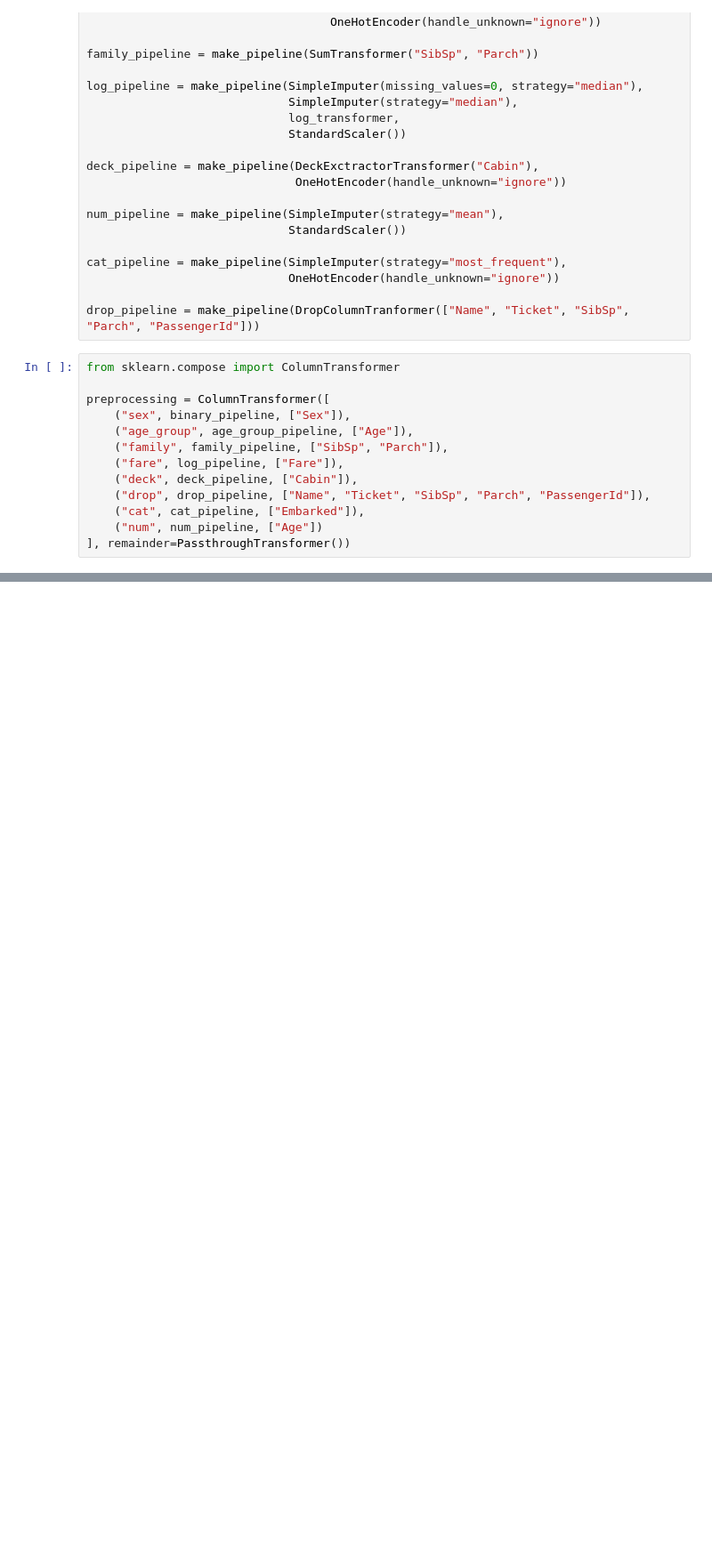
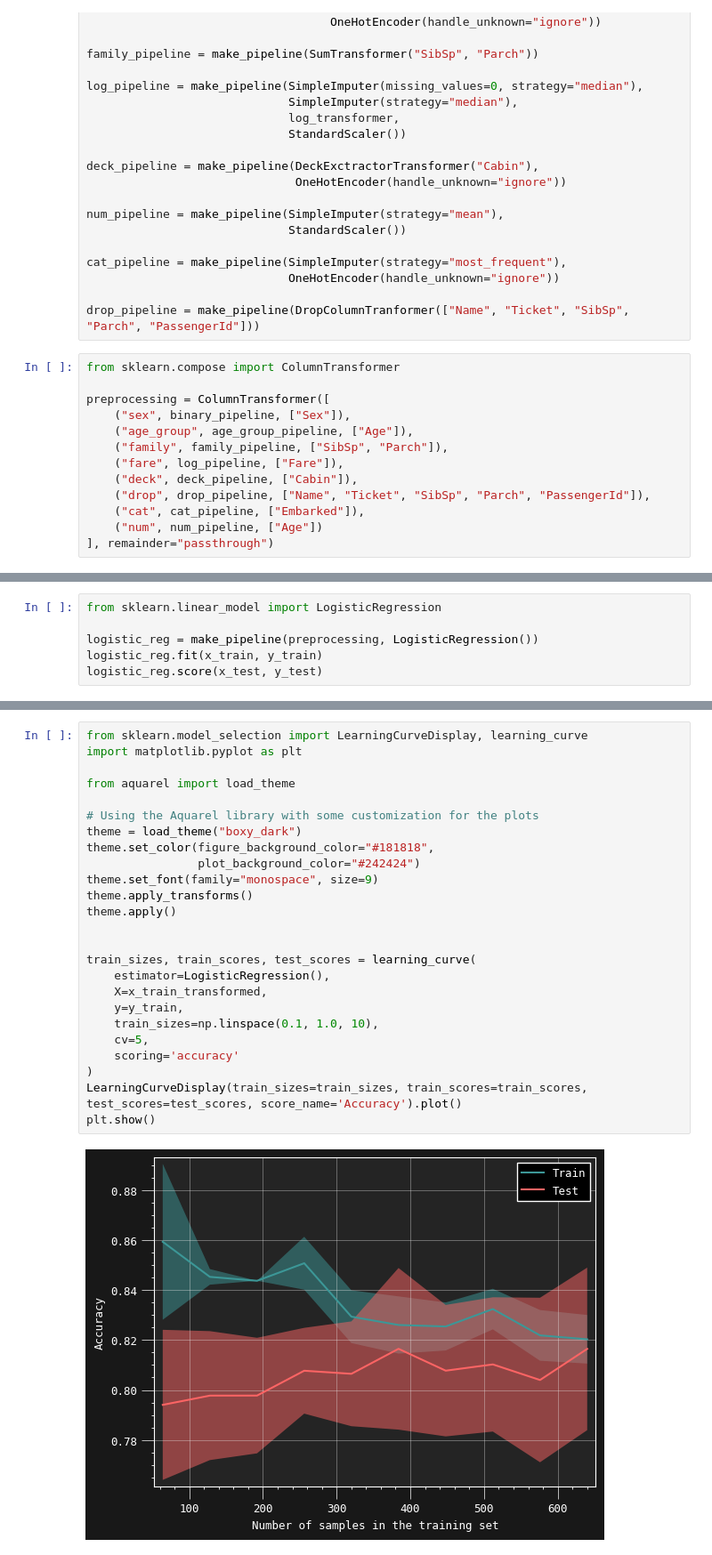
Before and after one commit to Homanloo/Titanic-Survival, a Jupyter notebook: Models.ipynb, the cells around one changed output, grey strips where cells are left out. Shown: that part at 89% size. Cells and saved outputs as stored; diff of their text form; blank space fills up the shorter version.

Commit message:
Add models and learning curves
A number of models and their learning curves are added. Some need finetuning.

```diff
--- a/Models.ipynb
+++ b/Models.ipynb
@@ -144,7 +131,7 @@ preprocessing = ColumnTransformer([
     ("drop", drop_pipeline, ["Name", "Ticket", "SibSp", "Parch", "PassengerId"]),
     ("cat", cat_pipeline, ["Embarked"]),
     ("num", num_pipeline, ["Age"])
-], remainder=PassthroughTransformer())
+], remainder="passthrough")
 # %%
 x_train_transformed = preprocessing.fit_transform(x_train)
 feature_names = preprocessing.get_feature_names_out()
@@ -166,0 +148,6 @@ pd.DataFrame(x_train_transformed, columns=feature_names)
+# %%
+from sklearn.linear_model import LogisticRegression
+
+logistic_reg = make_pipeline(preprocessing, LogisticRegression())
+logistic_reg.fit(x_train, y_train)
+logistic_reg.score(x_test, y_test)
@@ -166,0 +156,27 @@ pd.DataFrame(x_train_transformed, columns=feature_names)
+# %%
+from sklearn.model_selection import LearningCurveDisplay, learning_curve
+import matplotlib.pyplot as plt
+
+from aquarel import load_theme
+
+# Using the Aquarel library with some customization for the plots
+theme = load_theme("boxy_dark")
+theme.set_color(figure_background_color="#181818",
+                plot_background_color="#242424")
+theme.set_font(family="monospace", size=9)
+theme.apply_transforms()
+theme.apply()
+
+
+train_sizes, train_scores, test_scores = learning_curve(
+    estimator=LogisticRegression(),
+    X=x_train_transformed,
+    y=y_train,
+    train_sizes=np.linspace(0.1, 1.0, 10),
+    cv=5,
+    scoring='accuracy'
+)
+LearningCurveDisplay(train_sizes=train_sizes, train_scores=train_scores, test_scores=test_scores, score_name='Accuracy').plot()
+plt.show()
+# %% [output]
+[figure, added]
```
Also changed, not shown: parts of 8 cells of this notebook.
